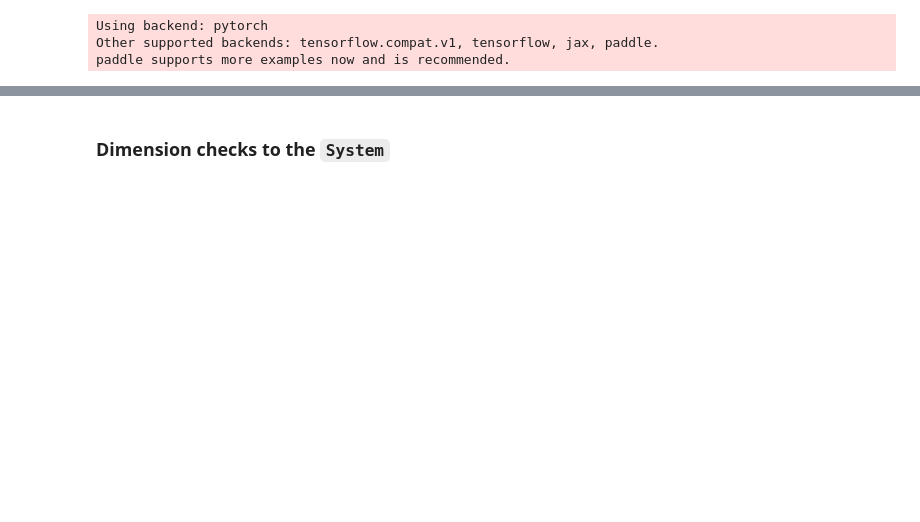
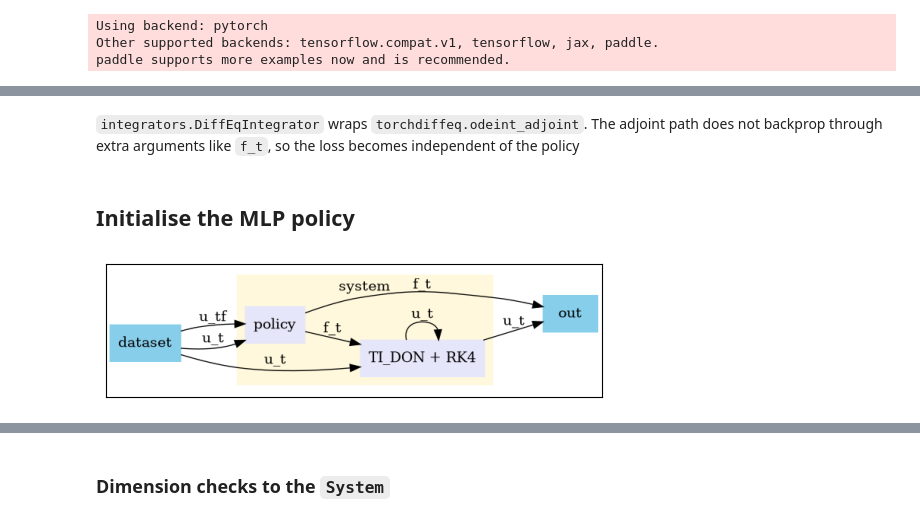
Before and after one commit to EladMichael/neuromancer, a Jupyter notebook: examples/control/Part_7_TIDON_DPC_HEAT.ipynb, the cells around one changed output, grey strips where cells are left out. Drawn from its saved outputs; the diff is of its cells as text; code cells hidden in the pictures; blank space fills up the shorter version.

```diff
--- a/examples/control/Part_7_TIDON_DPC_HEAT.ipynb
+++ b/examples/control/Part_7_TIDON_DPC_HEAT.ipynb
@@ -331,9 +413,14 @@ A wrapper is needed for the DictDataset format to work with DeepXDE models.
 # %%
-from neuromancer.modules.operators import DeepXDEWrapper
+# ---- 3) wrap for Neuromancer ----
+from neuromancer.modules.operators import DeepXDEWrapper, DeepXDEIntegratorWrapper
 
 deeponet_wrapped = DeepXDEWrapper(
-    model=net,
+    model=tidon,
     is_cartesian=True,
     branch_keys=["u_t", "f_t"],
 )
-# print(deeponet_wrapped)
+
+deeponet_integrator = DeepXDEIntegratorWrapper(
+    model=deeponet_wrapped,
+    trunk_inputs=trunk_grid,  # (100,1) on correct device/dtype
+)
@@ -365,5 +427,18 @@ fxRK4 = integrators.DiffEqIntegrator(deeponet_integrator, h=dt, method="rk4")
+# %% [markdown]
+`integrators.DiffEqIntegrator` wraps `torchdiffeq.odeint_adjoint`. The adjoint path does not backprop through extra arguments like `f_t`, so the loss becomes independent of the policy
 # %%
+# ---- 4) build RK4 integrator + Node ----
+from neuromancer.dynamics import integrators
 from neuromancer.system import Node
+
+# fxRK4 = integrators.DiffEqIntegrator(
+#     deeponet_integrator,
+#     h=dt,
+#     method="rk4",
+# )
+dt = float(dt)
+fxRK4 = integrators.RK4(deeponet_integrator, h=dt)
+
 
 node_rk4 = Node(
     fxRK4,
@@ -371,3 +446,5 @@ node_rk4 = Node(
     ["u_t"],
     name="TI_DON + RK4",
 )
+# %% [markdown]
+## Initialise the MLP policy
@@ -374,9 +498,8 @@ node_rk4 = Node(
 # %%
 from neuromancer.system import System
 
-nsteps = 1  # one-step training
-dynamics_model = System(
-    nodes=[node_rk4],
-    name="Dynamics_system",
-    nsteps=nsteps,
-)
+# closed-loop system model
+system_dpc = System([policy, node_rk4], nsteps=nsteps)
+system_dpc.show()
+# %% [output]
+[figure, added]
```
Also changed, not shown: parts of 81 cells of this notebook.
